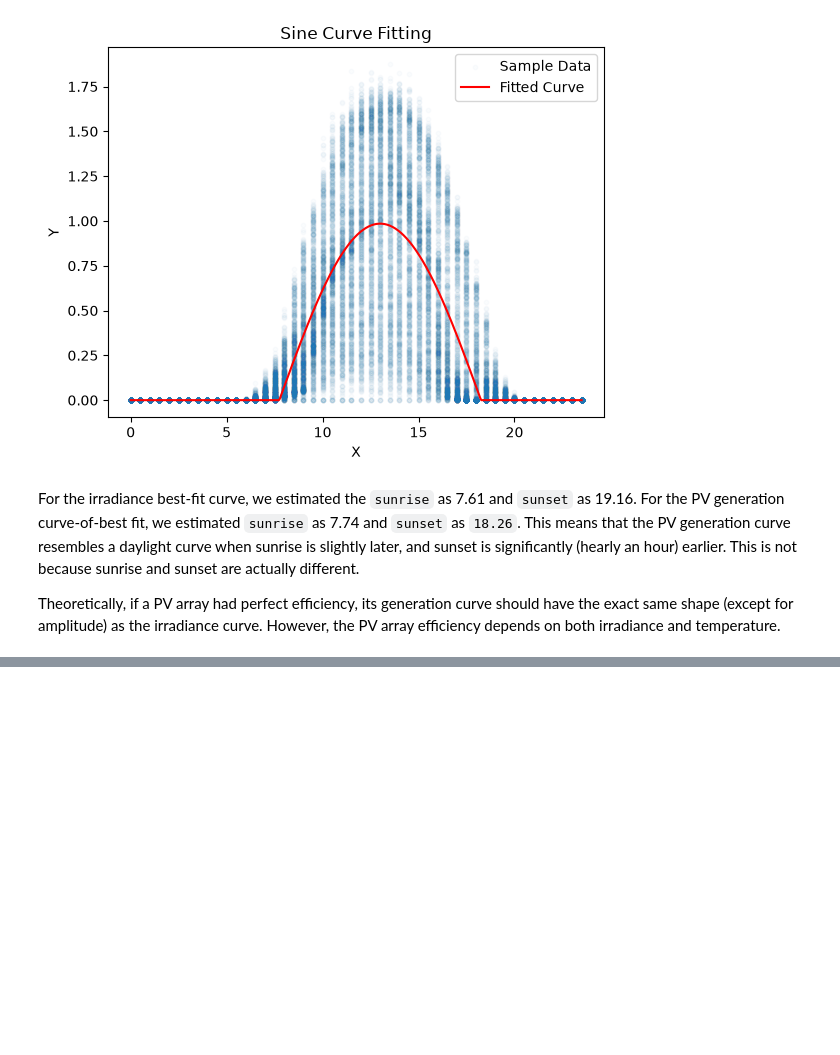
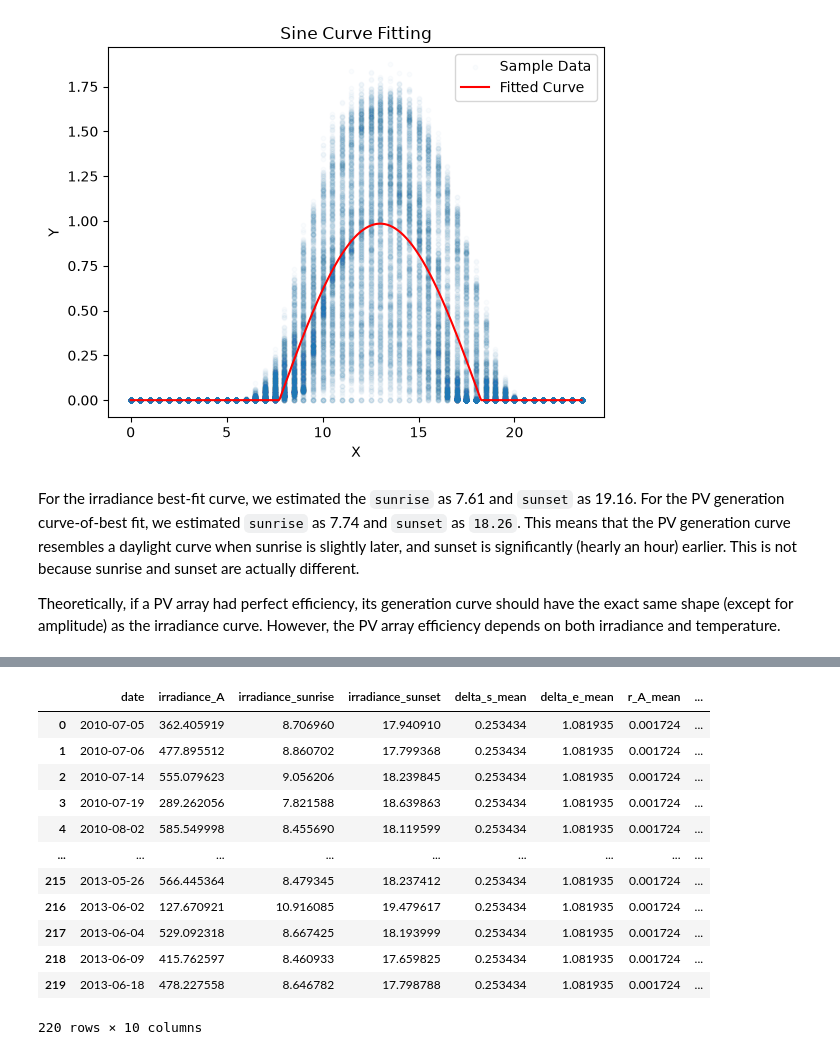
Before and after one commit to codettlaff/Energy-Disaggregation, a Jupyter notebook: data_exploration/casey_sinusoidal_regression.ipynb, the cells around one changed output, grey strips where cells are left out. Saved outputs shown, nothing was run; the diff lists cells and outputs as text; code cells hidden in the pictures; blank space fills up the shorter version.

```diff
--- a/data_exploration/casey_sinusoidal_regression.ipynb
+++ b/data_exploration/casey_sinusoidal_regression.ipynb
@@ -158,0 +320,52 @@ Theoretically, if a PV array had perfect efficiency, its generation curve should
+# %%
+mean_corrections = customer_1_params_df[["delta_s", "delta_e", "r_A"]].mean()
+
+test_rows = []
+
+for day in test_dates:
+    day_timestamp = pd.Timestamp(day).normalize()
+
+    ir_day = open_meteo_df[
+        open_meteo_df["datetime"].dt.normalize() == day_timestamp]
+
+    x_ir_test = (
+        ir_day["datetime"].dt.hour + ir_day["datetime"].dt.minute / 60).to_numpy()
+    y_ir_test = ir_day["shortwave_radiation"].to_numpy()
+
+    ir_fit, _ = curve_fit(
+        daylight_curve,
+        x_ir_test,
+        y_ir_test,
+        p0=[y_ir_test.max(), 6.5, 20.5])
+
+    irradiance_A, irradiance_sunrise, irradiance_sunset = ir_fit
+
+    test_rows.append({
+        "date": day_timestamp.date(),
+        "irradiance_A": irradiance_A,
+        "irradiance_sunrise": irradiance_sunrise,
+        "irradiance_sunset": irradiance_sunset,
+        "delta_s_mean": mean_corrections["delta_s"],
+        "delta_e_mean": mean_corrections["delta_e"],
+        "r_A_mean": mean_corrections["r_A"],
+        "predicted_pv_A": irradiance_A * mean_corrections["r_A"],
+        "predicted_pv_sunrise": irradiance_sunrise + mean_corrections["delta_s"],
+        "predicted_pv_sunset": irradiance_sunset - mean_corrections["delta_e"],
+    })
+
+test_results_df = pd.DataFrame(test_rows).sort_values("date").reset_index(drop=True)
+test_results_df
+# %% [output]
+|  | date | irradiance_A | irradiance_sunrise | irradiance_sunset | delta_s_mean | delta_e_mean | r_A_mean | ... |
+| 0 | 2010-07-05 | 362.405919 | 8.706960 | 17.940910 | 0.253434 | 1.081935 | 0.001724 | ... |
+| 1 | 2010-07-06 | 477.895512 | 8.860702 | 17.799368 | 0.253434 | 1.081935 | 0.001724 | ... |
+| 2 | 2010-07-14 | 555.079623 | 9.056206 | 18.239845 | 0.253434 | 1.081935 | 0.001724 | ... |
+| 3 | 2010-07-19 | 289.262056 | 7.821588 | 18.639863 | 0.253434 | 1.081935 | 0.001724 | ... |
+| 4 | 2010-08-02 | 585.549998 | 8.455690 | 18.119599 | 0.253434 | 1.081935 | 0.001724 | ... |
+| ... | ... | ... | ... | ... | ... | ... | ... | ... |
+| 215 | 2013-05-26 | 566.445364 | 8.479345 | 18.237412 | 0.253434 | 1.081935 | 0.001724 | ... |
+| 216 | 2013-06-02 | 127.670921 | 10.916085 | 19.479617 | 0.253434 | 1.081935 | 0.001724 | ... |
+| 217 | 2013-06-04 | 529.092318 | 8.667425 | 18.193999 | 0.253434 | 1.081935 | 0.001724 | ... |
+| 218 | 2013-06-09 | 415.762597 | 8.460933 | 17.659825 | 0.253434 | 1.081935 | 0.001724 | ... |
+| 219 | 2013-06-18 | 478.227558 | 8.646782 | 17.798788 | 0.253434 | 1.081935 | 0.001724 | ... |
+220 rows × 10 columns
```
Also changed, not shown: parts of 9 cells of this notebook.
